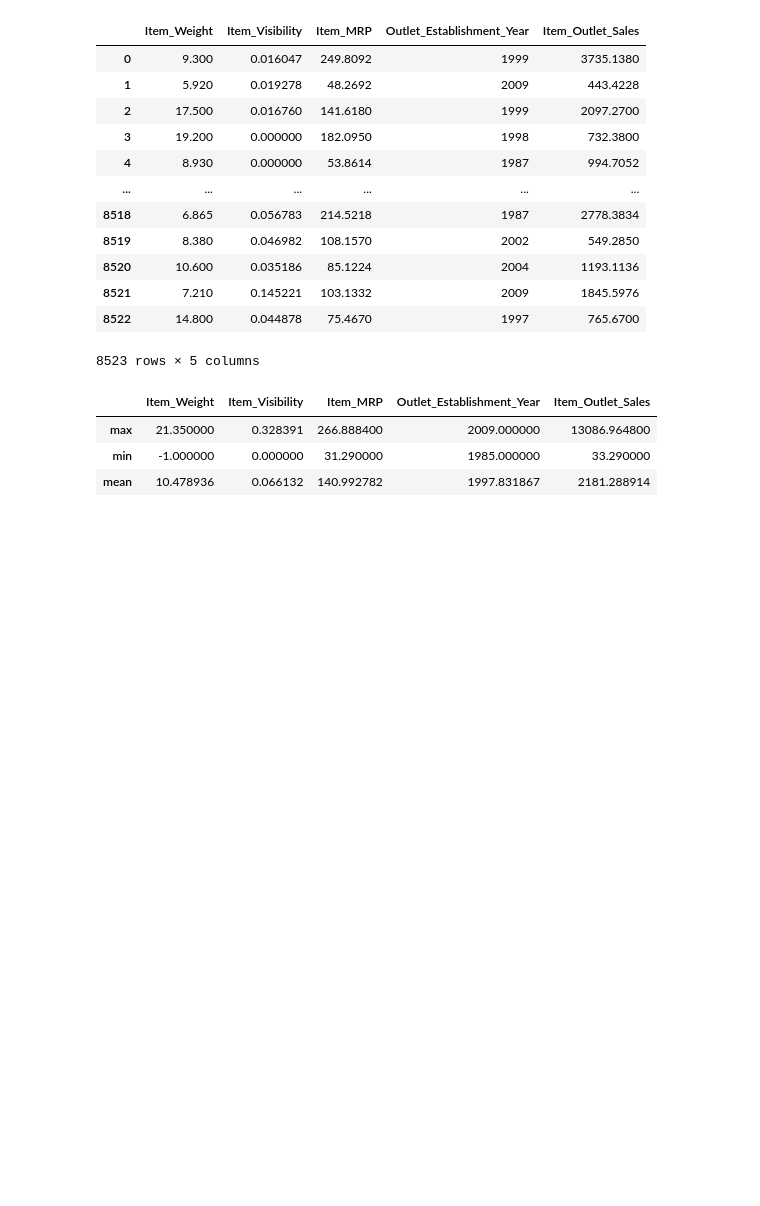
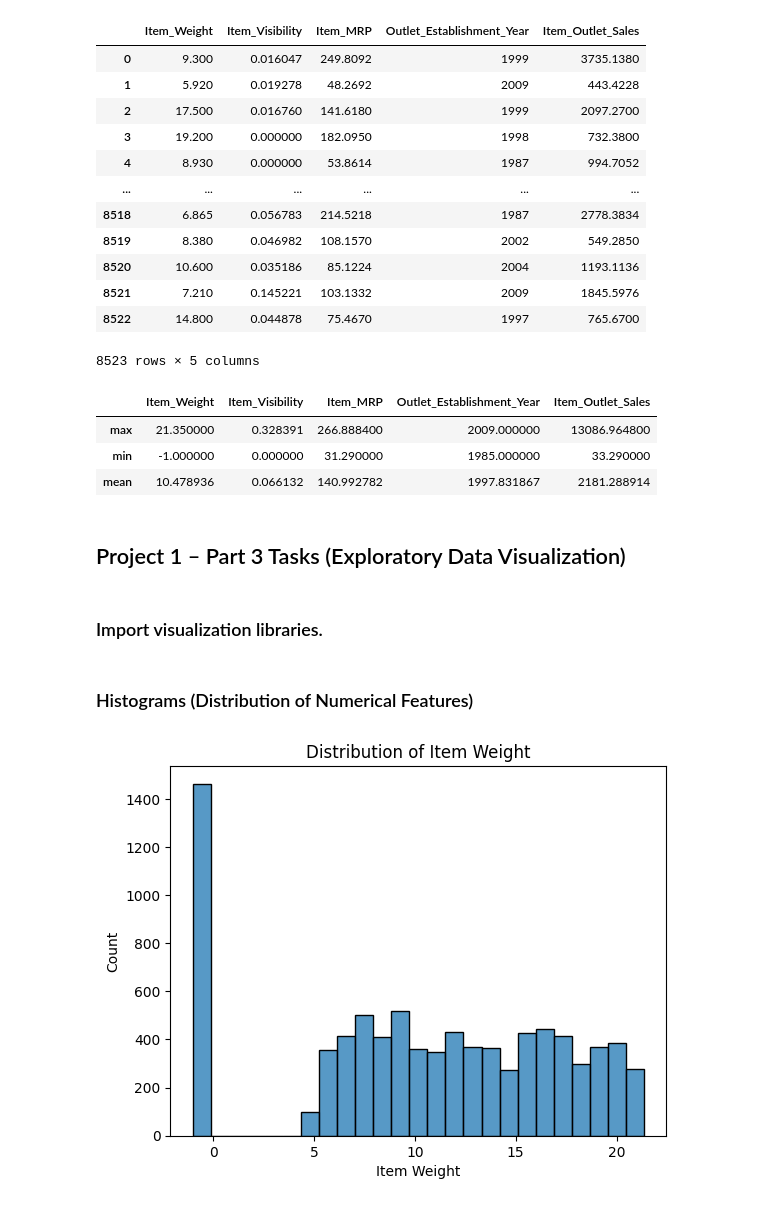
Before and after one commit to Maryam-Skaik/Prediction-of-Product-Sales, a Jupyter notebook: Prediction_of_Product_Sales.ipynb, the cells around one changed output. Cells and saved outputs as stored; diff of their text form; code cells hidden in the pictures; blank space fills up the shorter version.

```diff
--- a/Prediction_of_Product_Sales.ipynb
+++ b/Prediction_of_Product_Sales.ipynb
@@ -270,3 +270,7 @@ df[numeric_columns].agg(['max', 'min', 'mean'])
 | max | 21.350000 | 0.328391 | 266.888400 | 2009.000000 | 13086.964800 |
 | min | -1.000000 | 0.000000 | 31.290000 | 1985.000000 | 33.290000 |
 | mean | 10.478936 | 0.066132 | 140.992782 | 1997.831867 | 2181.288914 |
+# %% [markdown]
+## Project 1 – Part 3 Tasks (Exploratory Data Visualization)
+# %% [markdown]
+### Import visualization libraries.
@@ -272,0 +280,8 @@ df[numeric_columns].agg(['max', 'min', 'mean'])
+# %% [markdown]
+### Histograms (Distribution of Numerical Features)
+# %%
+ax = sns.histplot(data=df, x='Item_Weight')
+ax.set_title("Distribution of Item Weight")
+ax.set_xlabel("Item Weight");
+# %% [output]
+[figure, added]
```
Also changed, not shown: parts of 18 cells of this notebook.
